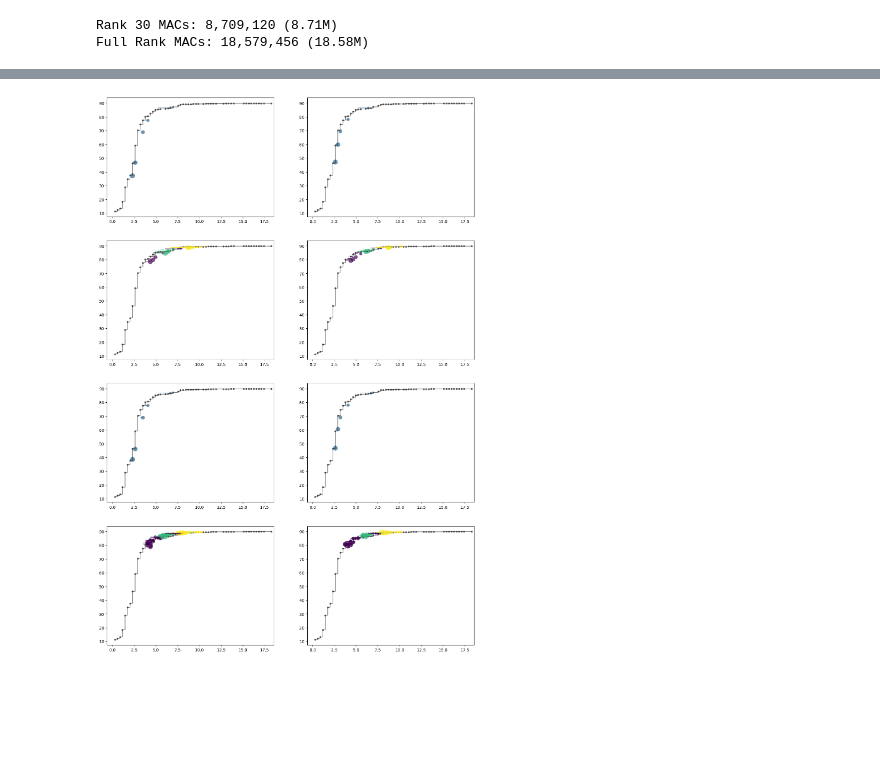
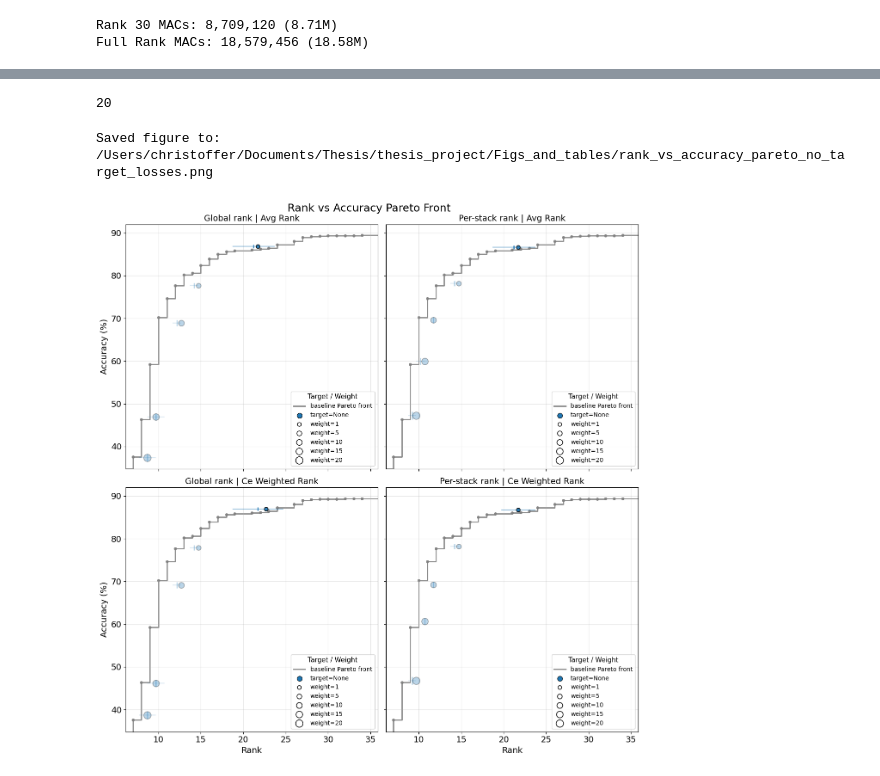
Before and after one commit to c-wejendorp/thesis, a Jupyter notebook: scripts/keyword_spotting/dynamic_model_viz.ipynb, the cells around one changed output, grey strips where cells are left out. Cells and saved outputs as stored; diff of their text form; code cells hidden in the pictures; blank space fills up the shorter version.

```diff
--- a/scripts/keyword_spotting/dynamic_model_viz.ipynb
+++ b/scripts/keyword_spotting/dynamic_model_viz.ipynb
@@ -119,7 +129,7 @@ for exp_folder in experiment_folders:
         continue
 
     per_sample_df = pd.read_csv(per_sample_df_path)
-    expected_rank, q25, q50, q75, avg_acc = compute_expected_rank_and_quantiles(per_sample_df)
+    expected_rank, q25, q50, q75, avg_acc = compute_expected_rank_and_quantiles(per_sample_df,max_rank_cap=30)
 
     router_cfg = experiment_config.get("router", {})
     loss_cfg = experiment_config.get("loss", {})
@@ -137,8 +147,8 @@ for exp_folder in experiment_folders:
         "pool_reduction_factor": router_cfg.get("pool_reduction_factor"),
         "rank_loss_weight": loss_cfg.get("rank_loss_weight"),
         "rank_loss_mode": loss_cfg.get("rank_loss_mode"),
-        "rank_target": loss_cfg.get("base_model_rank_reference"),
+        "rank_target": loss_cfg.get("base_model_rank_reference") if loss_cfg.get("rank_loss_mode") not in ["avg_rank", "ce_weighted_rank"] else None,
         "router_macs": runtime_info["macs"]["router"],
         #"runtime_info": runtime_info
     })
-all_sweep_results
+#all_sweep_results
@@ -553,5 +768,37 @@ def plot_rank_vs_acc_by_mode(sweep_results,
+# %%
+# loss functions with no rank target:
+sweeps_for_plotting_2 = filter_sweep_results(
+    all_sweep_results,
+    loss_types = ['avg_rank', 'ce_weighted_rank'],
+    router_num_rank_outputs = [1, 3],
+    rank_targets= [None],
+    pool_modes = ['subsample'],
+    pool_reduction_factors = [2]
+)
+# %%
+len(sweeps_for_plotting_2)
+# %% [output]
+20
 # %%
-# Example usage:
-plot_rank_vs_acc_by_mode(all_sweep_results, include_router_overhead=True, x_axis='macs', x_axis_cut_off_rank=64, base_pareto_alpha=0.5)
+# Example usage + save figure (high DPI)
+output_dir = Path("/Users/christoffer/Documents/Thesis/thesis_project/Figs_and_tables")
+output_dir.mkdir(parents=True, exist_ok=True)
+
+fig = plot_rank_vs_acc_by_mode(
+    sweeps_for_plotting_2,
+    include_router_overhead=True,
+    x_axis='rank',
+    base_pareto_alpha=0.9,
+    x_axis_cut_off_ranks=(7, 35),
+    plot_title='Rank vs Accuracy Pareto Front',
+    alpha_above_pareto=0.9,
+    alpha_below_pareto=0.3,
+
+ )
+
+save_path = output_dir / "rank_vs_accuracy_pareto_no_target_losses.png"
+fig.savefig(save_path, dpi=500, bbox_inches='tight')
+print(f"Saved figure to: {save_path}")
 # %% [output]
+Saved figure to: /Users/christoffer/Documents/Thesis/thesis_project/Figs_and_tables/rank_vs_accuracy_pareto_no_target_losses.png
-[figure, old version]
+[figure, new version]
```
Also changed, not shown: parts of 15 cells of this notebook.
